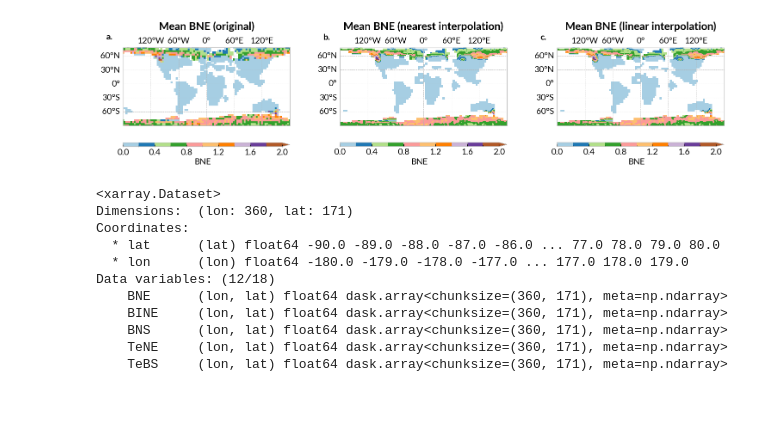
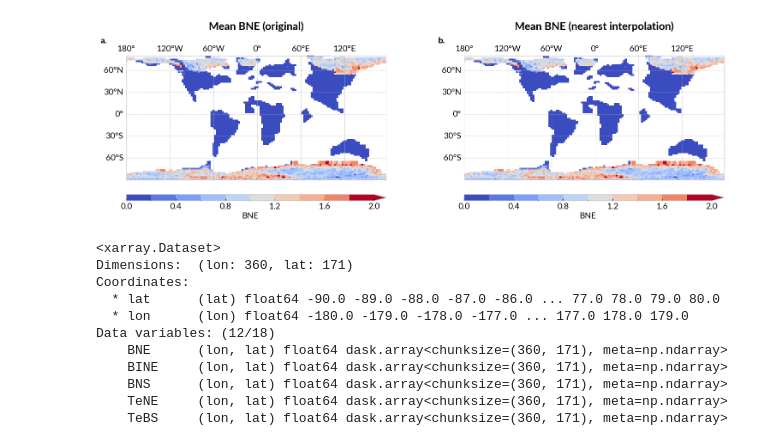
Before and after one commit to fstrnad/geoutils, a Jupyter notebook: tutorials/interpolate_tutorial.ipynb, the cells around one changed output. Saved outputs shown, nothing was run; the diff lists cells and outputs as text; code cells hidden in the pictures; blank space fills up the shorter version.

```diff
--- a/tutorials/interpolate_tutorial.ipynb
+++ b/tutorials/interpolate_tutorial.ipynb
@@ -13,11 +13,11 @@ data_file2 = f'{data_folder}/lai_3xCO2_COSMOS.nc'
 reload(interp)
 reload(of)
 data1 = xr.open_dataset(data_file1)
-data1_of = of.open_nc_file(data_file2)
+data1_of = of.open_nc_file(data_file1, lon_2_180=True)
 
 method = 'nearest'
 grid_step = 1
-data1_nearest = interp.interpolate_grid(dataarray=data1,
+data1_nearest = interp.interpolate_grid(dataarray=data1_of,
                                         method=method,
                                         grid_step=grid_step)
 data1_linear = interp.interpolate_grid(dataarray=data1_of,
@@ -71,14 +49,14 @@ mean_BNE_orig = data1_of[label_lai].mean(dim='year')
 vmin_bne = 0
 vmax_bne = 2
 
-im = cplt.create_multi_plot(nrows=1, ncols=3, figsize=(18, 5),
+im = cplt.create_multi_plot(nrows=1, ncols=2, figsize=(18, 5),
                             projection='PlateCarree', wspace=0.3,)
 
 cplt.plot_map(mean_BNE_orig.T,
                    ax=im['ax'][0],
                    title=f'Mean BNE (original)',
                    plot_type='colormesh',
-                   cmap='Paired',
+                   cmap='coolwarm',
                    levels=10,
                    label=label_lai,
                    vmin=vmin_bne, vmax=vmax_bne,
@@ -92,7 +70,7 @@ im2 = cplt.plot_map(mean_BNE_linear.T,
                    ax=im['ax'][1],
                    title=f'Mean BNE (nearest interpolation)',
                    plot_type='colormesh',
-                   cmap='Paired',
+                   cmap='coolwarm',
                    levels=10,
                    label=label_lai,
                    vmin=vmin_bne, vmax=vmax_bne,
@@ -102,17 +80,17 @@ im2 = cplt.plot_map(mean_BNE_linear.T,
                    set_map=False,
                    )
 
-im2 = cplt.plot_map(mean_BNE_linear.T,
-                   ax=im['ax'][2],
-                   title=f'Mean BNE (linear interpolation)',
-                   plot_type='colormesh',
-                   cmap='Paired',
-                   levels=10,
-                   label=label_lai,
-                   vmin=vmin_bne, vmax=vmax_bne,
-                   tick_step=2,
-                   extend='max',
-                   orientation='horizontal',
-                   set_map=False,
-                   )
+# im2 = cplt.plot_map(mean_BNE_linear.T,
+#                    ax=im['ax'][2],
+#                    title=f'Mean BNE (linear interpolation)',
+#                    plot_type='colormesh',
+#                    cmap='Paired',
+#                    levels=10,
+#                    label=label_lai,
+#                    vmin=vmin_bne, vmax=vmax_bne,
+#                    tick_step=2,
+#                    extend='max',
+#                    orientation='horizontal',
+#                    set_map=False,
+#                    )
 # %% [output]
@@ -122,4 +97,4 @@ WARNING! Central longitude set to 180 but has no effect since axis argument is p
-[figure, old version]
+[figure, new version]
 # %%
 mean_BNE
 # %% [output]
```
Also changed, not shown: parts of 3 cells of this notebook, 9 other files.
